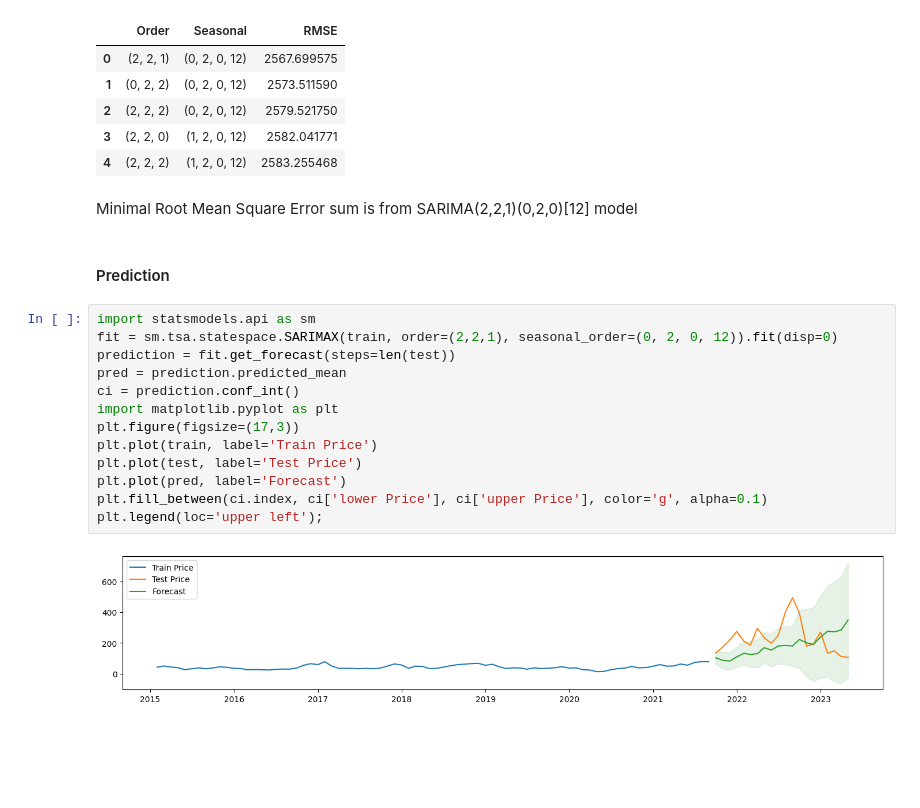
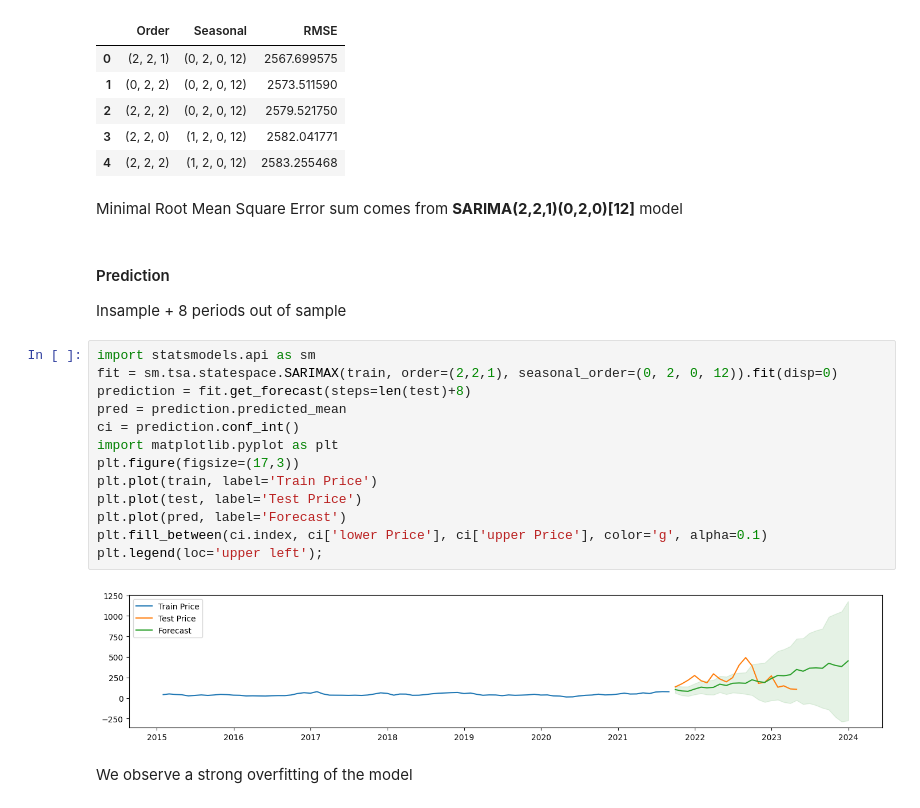
Before and after one commit to emolodniak/jupyter, a Jupyter notebook: sarimax/electricity.ipynb, the cells around one changed output. Drawn from its saved outputs; the diff is of its cells as text; blank space fills up the shorter version.

```diff
--- a/sarimax/electricity.ipynb
+++ b/sarimax/electricity.ipynb
@@ -132,21 +160,24 @@ results.head()
 | 3 | (2, 2, 0) | (1, 2, 0, 12) | 2582.041771 |
 | 4 | (2, 2, 2) | (1, 2, 0, 12) | 2583.255468 |
 # %% [markdown]
-Minimal Root Mean Square Error sum is from SARIMA(2,2,1)(0,2,0)[12] model
+Minimal Root Mean Square Error sum comes from **SARIMA(2,2,1)(0,2,0)[12]** model
-# %% [markdown]
-#### Prediction
+# %% [markdown]
+#### Prediction
+Insample + 8 periods out of sample
 # %%
 import statsmodels.api as sm
 fit = sm.tsa.statespace.SARIMAX(train, order=(2,2,1), seasonal_order=(0, 2, 0, 12)).fit(disp=0)
-prediction = fit.get_forecast(steps=len(test))
+prediction = fit.get_forecast(steps=len(test)+8)
 pred = prediction.predicted_mean
 ci = prediction.conf_int()
 import matplotlib.pyplot as plt
 plt.figure(figsize=(17,3))
 plt.plot(train, label='Train Price')
 plt.plot(test, label='Test Price')
 plt.plot(pred, label='Forecast')
 plt.fill_between(ci.index, ci['lower Price'], ci['upper Price'], color='g', alpha=0.1)
 plt.legend(loc='upper left');
 # %% [output]
-[figure, old version]
+[figure, new version]
+# %% [markdown]
+We observe a strong overfitting of the model
```
Also changed, not shown: parts of 11 cells of this notebook.
